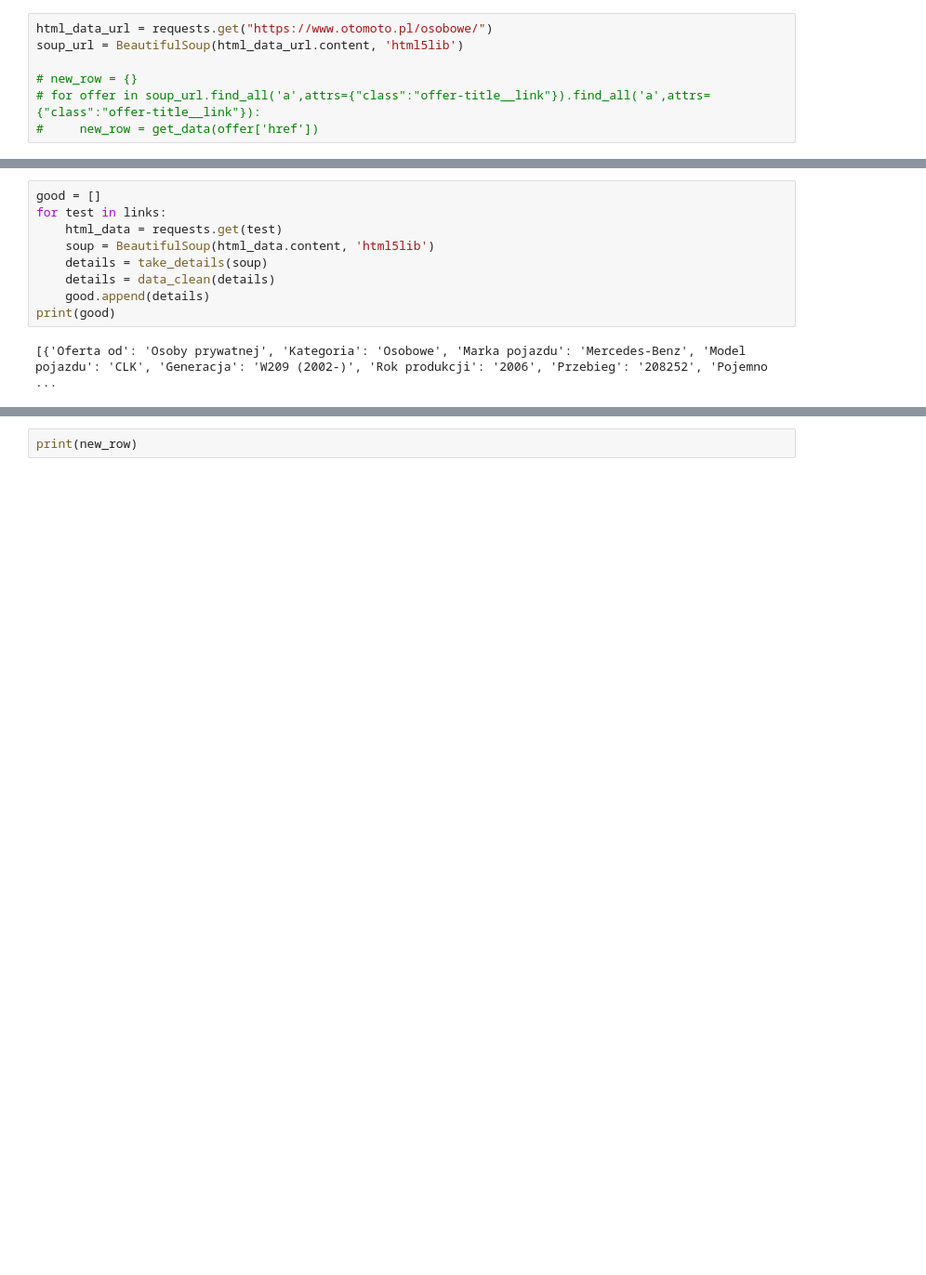
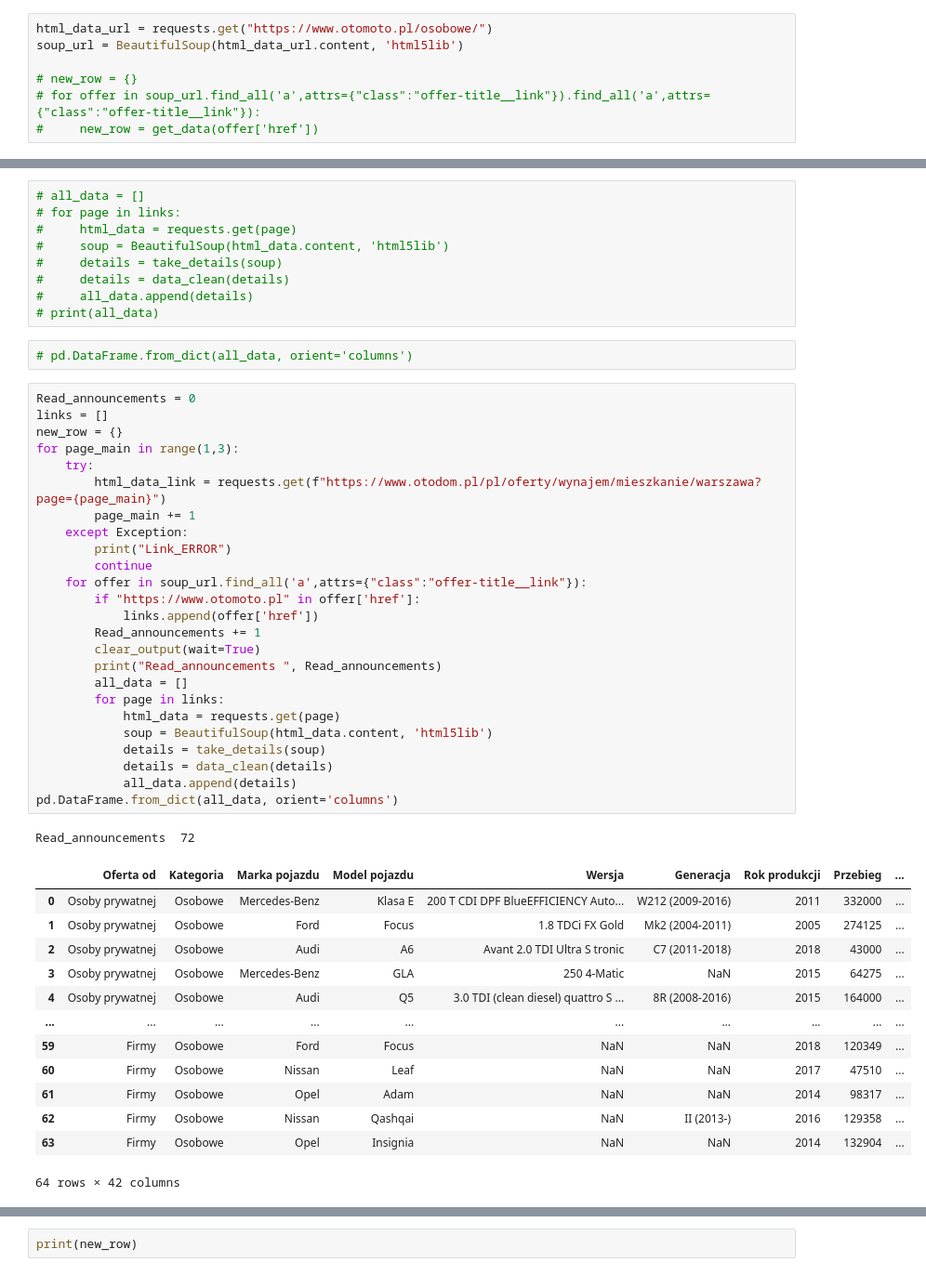
Before and after one commit to Bartoszcz28/Otomoto, a Jupyter notebook: Otomoto.ipynb, the cells around one changed output, grey strips where cells are left out. Shown: that part at 93% size. Drawn from its saved outputs; the diff is of its cells as text; blank space fills up the shorter version.

Commit message:
main loop

```diff
--- a/Otomoto.ipynb
+++ b/Otomoto.ipynb
@@ -168,14 +176,54 @@ print(links)
 # %%
-good = []
-for test in links:
-    html_data = requests.get(test)
-    soup = BeautifulSoup(html_data.content, 'html5lib')
-    details = take_details(soup)
-    details = data_clean(details)
-    good.append(details)
-print(good)
+# all_data = []
+# for page in links:
+#     html_data = requests.get(page)
+#     soup = BeautifulSoup(html_data.content, 'html5lib')
+#     details = take_details(soup)
+#     details = data_clean(details)
+#     all_data.append(details)
+# print(all_data)
-# %% [output]
-[{'Oferta od': 'Osoby prywatnej', 'Kategoria': 'Osobowe', 'Marka pojazdu': 'Mercedes-Benz', 'Model pojazdu': 'CLK', 'Generacja': 'W209 (2002-)', 'Rok produkcji': '2006', 'Przebieg': '208252', 'Pojemno ...
+# %%
+# pd.DataFrame.from_dict(all_data, orient='columns')
+# %%
+Read_announcements = 0
+links = []
+new_row = {}
+for page_main in range(1,3):
+    try:
+        html_data_link = requests.get(f"https://www.otodom.pl/pl/oferty/wynajem/mieszkanie/warszawa?page={page_main}")
+        page_main += 1
+    except Exception:
+        print("Link_ERROR")
+        continue
+    for offer in soup_url.find_all('a',attrs={"class":"offer-title__link"}):
+        if "https://www.otomoto.pl" in offer['href']:
+            links.append(offer['href'])
+        Read_announcements += 1
+        clear_output(wait=True)
+        print("Read_announcements ", Read_announcements)
+        all_data = []
+        for page in links:
+            html_data = requests.get(page)
+            soup = BeautifulSoup(html_data.content, 'html5lib')
+            details = take_details(soup)
+            details = data_clean(details)
+            all_data.append(details)
+pd.DataFrame.from_dict(all_data, orient='columns')
+# %% [output]
+Read_announcements  72
+|  | Oferta od | Kategoria | Marka pojazdu | Model pojazdu | Wersja | Generacja | Rok produkcji | Przebieg | ... |
+| 0 | Osoby prywatnej | Osobowe | Mercedes-Benz | Klasa E | 200 T CDI DPF BlueEFFICIENCY Auto... | W212 (2009-2016) | 2011 | 332000 | ... |
+| 1 | Osoby prywatnej | Osobowe | Ford | Focus | 1.8 TDCi FX Gold | Mk2 (2004-2011) | 2005 | 274125 | ... |
+| 2 | Osoby prywatnej | Osobowe | Audi | A6 | Avant 2.0 TDI Ultra S tronic | C7 (2011-2018) | 2018 | 43000 | ... |
+| 3 | Osoby prywatnej | Osobowe | Mercedes-Benz | GLA | 250 4-Matic | NaN | 2015 | 64275 | ... |
+| 4 | Osoby prywatnej | Osobowe | Audi | Q5 | 3.0 TDI (clean diesel) quattro S ... | 8R (2008-2016) | 2015 | 164000 | ... |
+| ... | ... | ... | ... | ... | ... | ... | ... | ... | ... |
+| 59 | Firmy | Osobowe | Ford | Focus | NaN | NaN | 2018 | 120349 | ... |
+| 60 | Firmy | Osobowe | Nissan | Leaf | NaN | NaN | 2017 | 47510 | ... |
+| 61 | Firmy | Osobowe | Opel | Adam | NaN | NaN | 2014 | 98317 | ... |
+| 62 | Firmy | Osobowe | Nissan | Qashqai | NaN | II (2013-) | 2016 | 129358 | ... |
+| 63 | Firmy | Osobowe | Opel | Insignia | NaN | NaN | 2014 | 132904 | ... |
+64 rows × 42 columns
 # %%
 get_data("https://www.otomoto.pl/oferta/ferrari-f8-tributo-official-ferrari-dealer-ID6E2r6Z.html")
 # %% [output]
```
Also changed, not shown: parts of 5 cells of this notebook.
